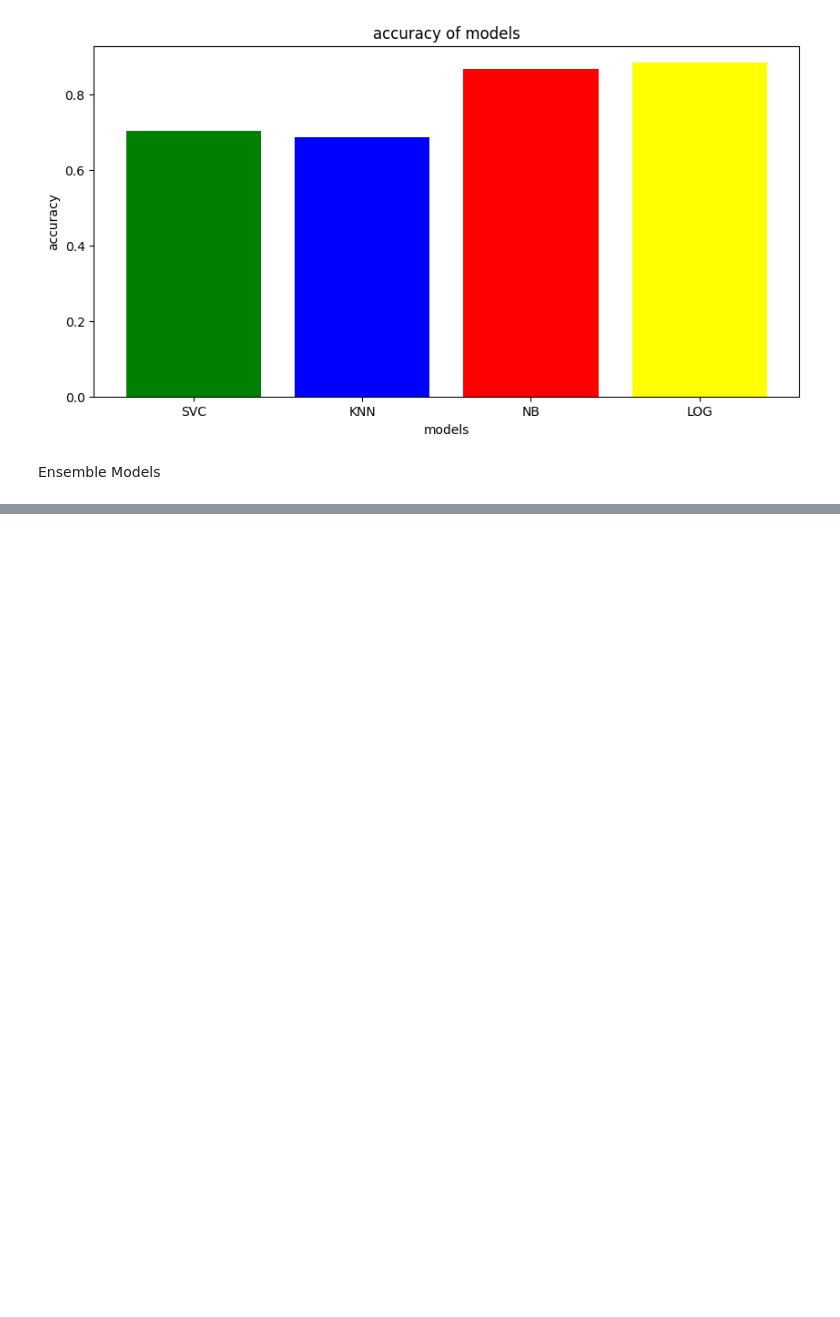
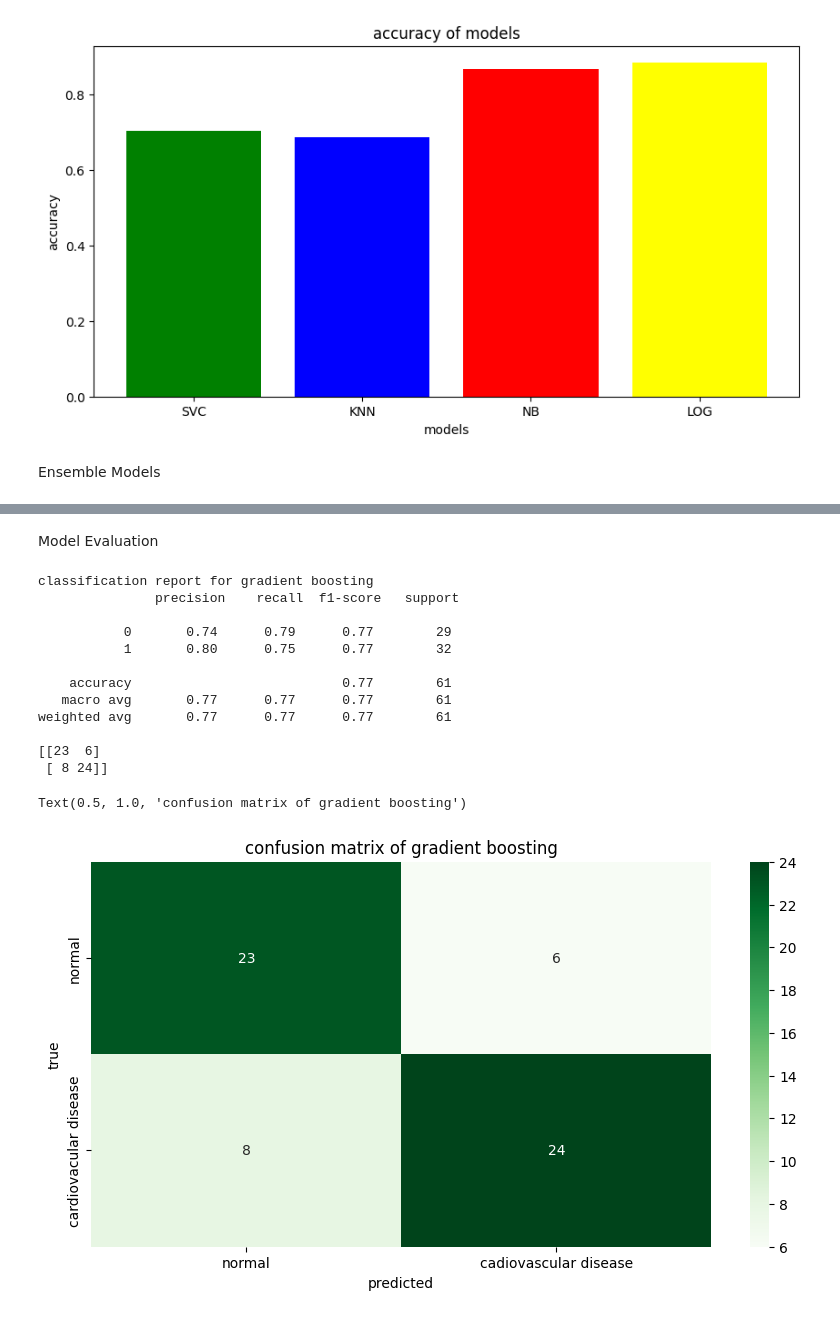
Before and after one commit to Teegee2000/cardiovascular-disease-predictions-leveraging-supervised-and-ensemble-machine-learning-models, a Jupyter notebook: cardiovascular_disease_(uci)_dataset.ipynb, the cells around one changed output, grey strips where cells are left out. Drawn from its saved outputs; the diff is of its cells as text; code cells hidden in the pictures; blank space fills up the shorter version.

```diff
--- a/cardiovascular_disease_(uci)_dataset.ipynb
+++ b/cardiovascular_disease_(uci)_dataset.ipynb
@@ -460,0 +477,26 @@ from sklearn.ensemble import RandomForestClassifier
+# %% [markdown]
+Model Evaluation
+# %%
+print ('classification report for gradient boosting\n',classification_report(y_test, y_pred_gbc))
+conf_matrix = confusion_matrix(y_test, y_pred_gbc)
+print (conf_matrix)
+plt.figure(figsize=(10,5))
+sns.heatmap(conf_matrix, annot=True, fmt='d',cmap='Greens',xticklabels=['normal','cadiovascular disease'], yticklabels=['normal','cardiovacular disease'])
+plt.xlabel('predicted')
+plt.ylabel('true')
+plt.title('confusion matrix of gradient boosting')
+# %% [output]
+classification report for gradient boosting
+               precision    recall  f1-score   support
+
+           0       0.74      0.79      0.77        29
+           1       0.80      0.75      0.77        32
+
+    accuracy                           0.77        61
+   macro avg       0.77      0.77      0.77        61
+weighted avg       0.77      0.77      0.77        61
+
+[[23  6]
+ [ 8 24]]
+Text(0.5, 1.0, 'confusion matrix of gradient boosting')
+[figure, added]
```
Also changed, not shown: parts of 11 cells of this notebook.
